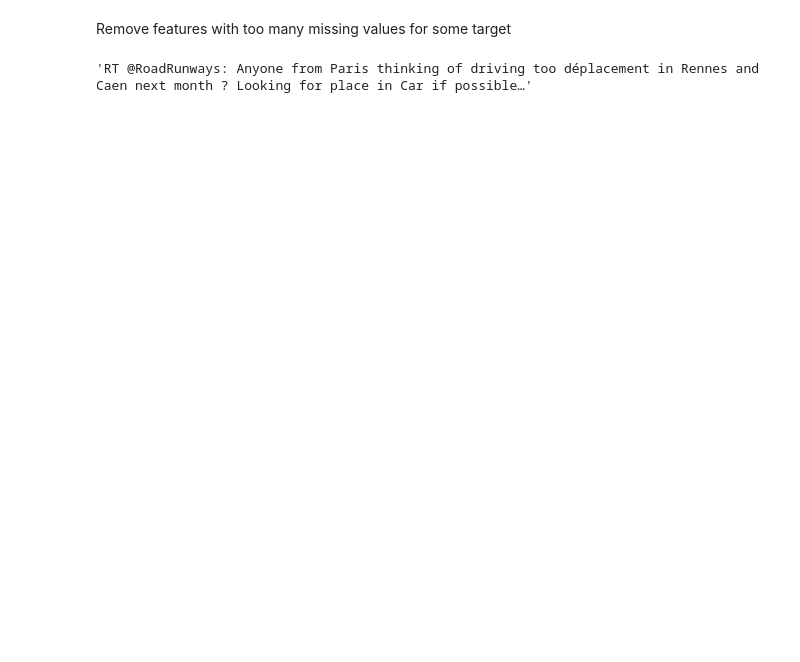
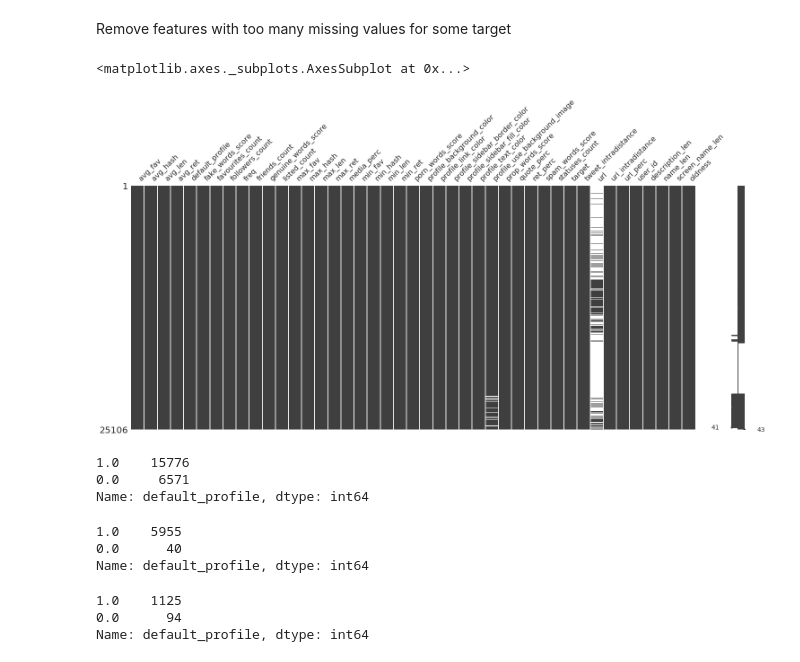
Before and after one commit to dippi8/SocialBotIdentification, a Jupyter notebook: Code/classification/09-classifier_v1.ipynb, the cells around one changed output. Saved outputs shown, nothing was run; the diff lists cells and outputs as text; code cells hidden in the pictures; blank space fills up the shorter version.

```diff
--- a/Code/classification/09-classifier_v1.ipynb
+++ b/Code/classification/09-classifier_v1.ipynb
@@ -108,4 +106,23 @@ tweets = pd.read_csv('data/porn/tweets.csv', sep = '\t')
-# %%
-tweets['full_text'][388]
-# %% [output]
-'RT @RoadRunways: Anyone from Paris thinking of driving too déplacement in Rennes and Caen next month ? Looking for place in Car if possible…'
+# %%
+msno.matrix(full)
+# %% [output]
+<matplotlib.axes._subplots.AxesSubplot at 0x...>
+[figure, added]
+# %%
+full.default_profile.value_counts()
+# %% [output]
+1.0    15776
+0.0     6571
+Name: default_profile, dtype: int64
+# %%
+full[full.target==3].default_profile.value_counts()
+# %% [output]
+1.0    5955
+0.0      40
+Name: default_profile, dtype: int64
+# %%
+full[full.target==4].default_profile.value_counts()
+# %% [output]
+1.0    1125
+0.0      94
+Name: default_profile, dtype: int64
```
Also changed, not shown: parts of 23 cells of this notebook.
